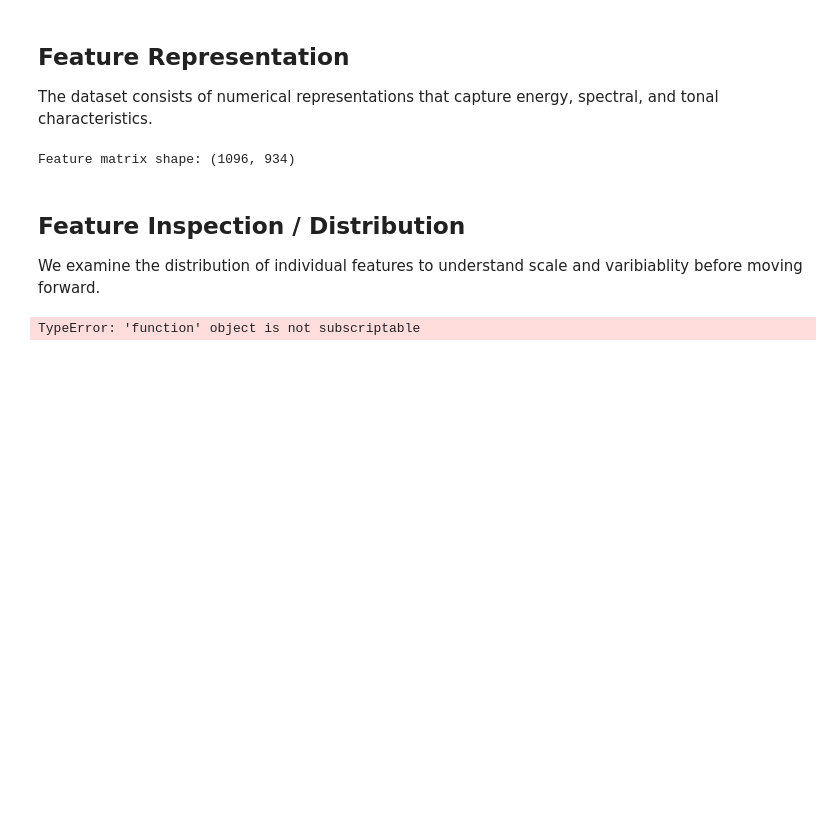
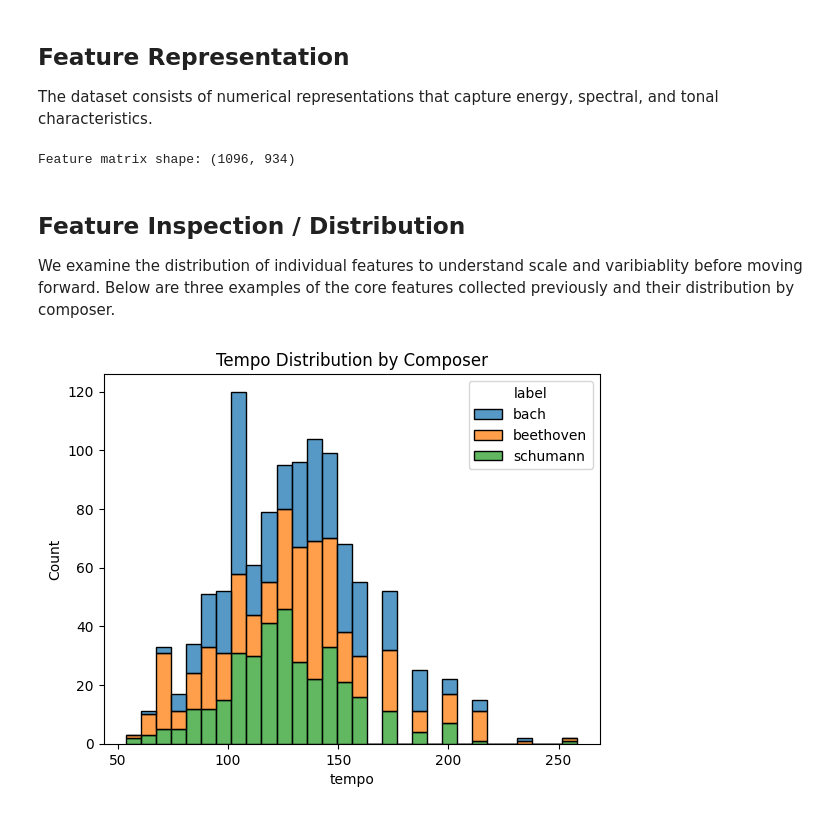
Before and after one commit to alicepark0703/cello-repertoire-classifier, a Jupyter notebook: notebooks/music_classification_analysis.ipynb, the cells around one changed output. Cells and saved outputs as stored; diff of their text form; code cells hidden in the pictures; blank space fills up the shorter version.

Commit message:
More Data Analysis + Checking connection to repo

```diff
--- a/notebooks/music_classification_analysis.ipynb
+++ b/notebooks/music_classification_analysis.ipynb
@@ -58,10 +58,12 @@ Feature matrix shape: (1096, 934)
 # %% [markdown]
 ## Feature Inspection / Distribution
 We examine the distribution of individual features to understand scale and varibiablity before moving forward.
+Below are three examples of the core features collected previously and their distribution by composer.
 # %%
-examplefeature = sns.load_dataset["tempo"]
+tempo = df["tempo"]
 plt.figure()
-sns.histplot(data = examplefeature, x = "Example Feature = Tempo (bpm)", hue = "label", multiple = "stack")
+sns.histplot(data = df, x = tempo, hue = "label", multiple = "stack")
+plt.title("Tempo Distribution by Composer")
 plt.show()
 # %% [output]
-TypeError: 'function' object is not subscriptable
+[figure, added]
```
Also changed, not shown: parts of 2 cells of this notebook.
